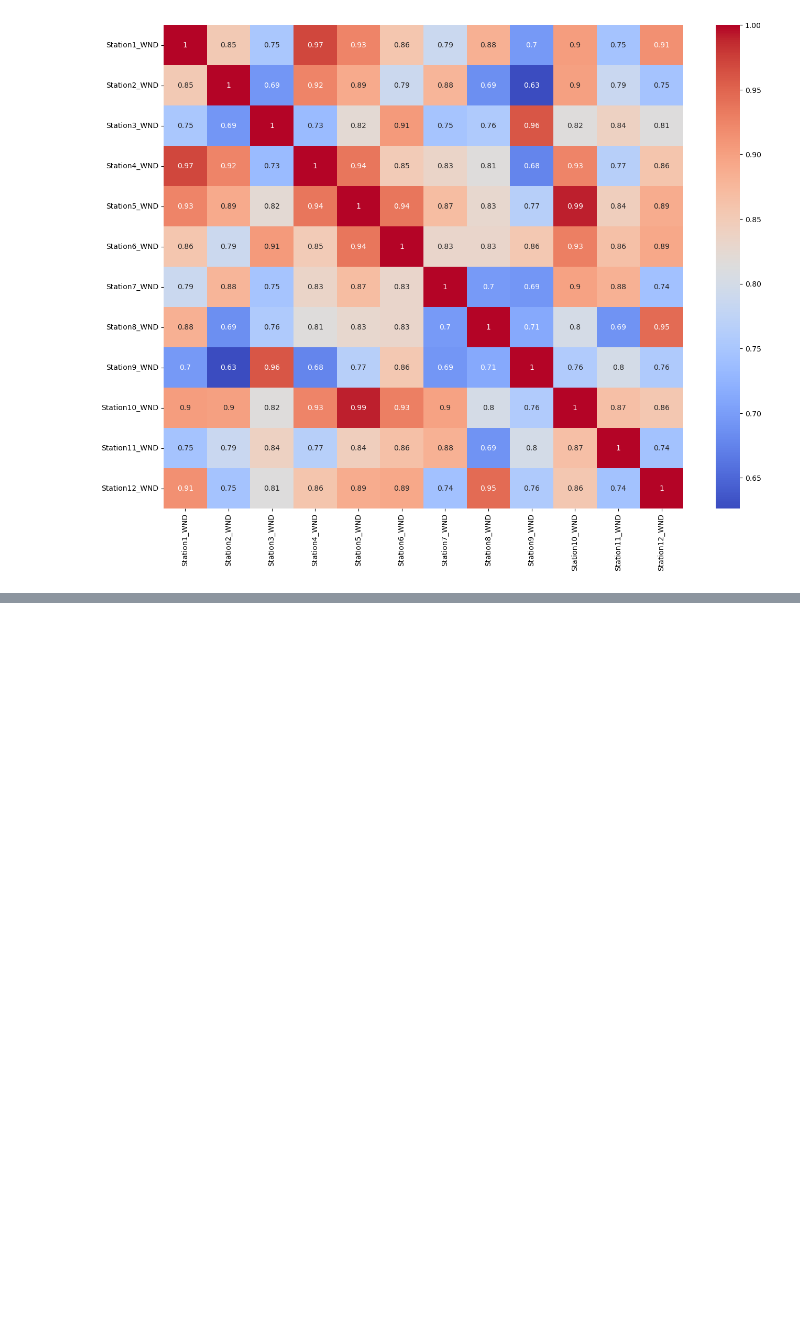
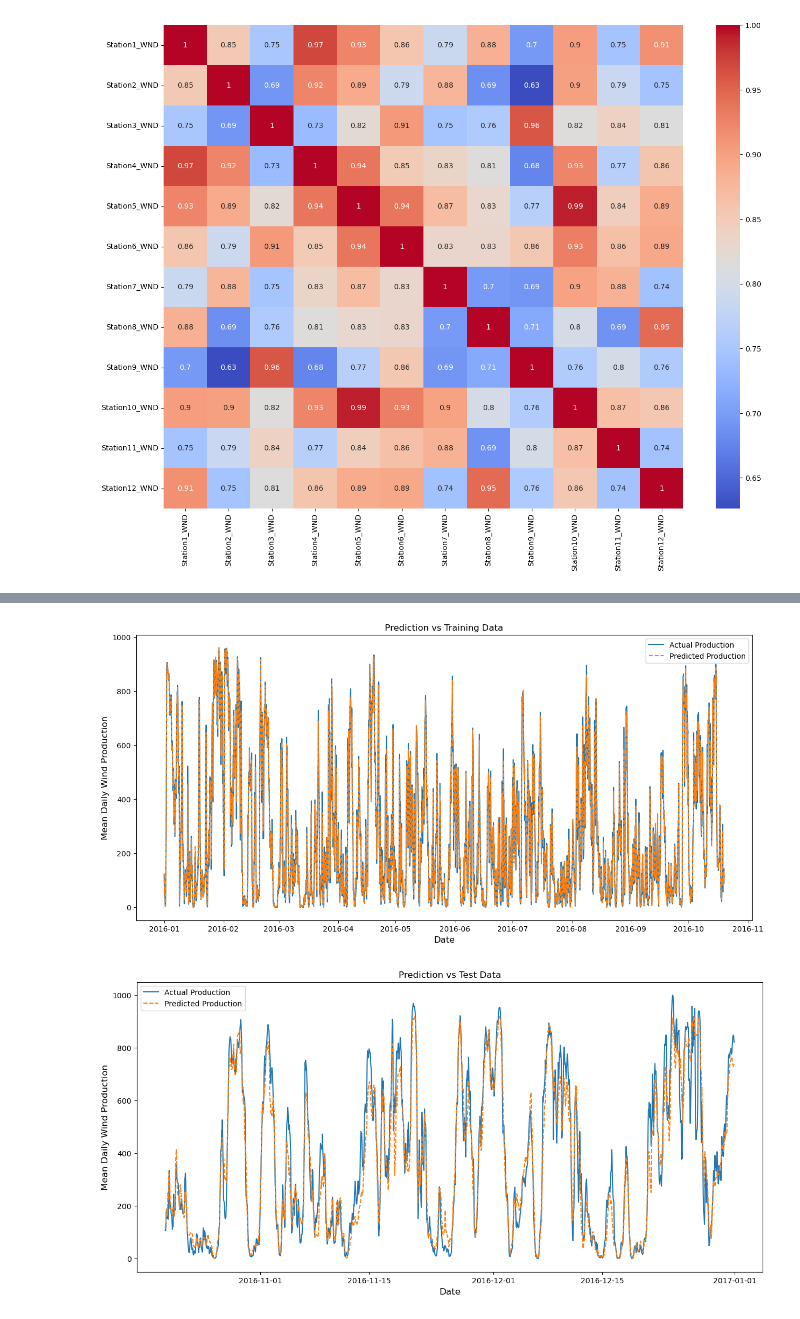
Before and after one commit to cayopolo/wind_forecast_model, a Jupyter notebook: wind_forecast_notebook.ipynb, the cells around one changed output, grey strips where cells are left out. Drawn from its saved outputs; the diff is of its cells as text; code cells hidden in the pictures; blank space fills up the shorter version.

Commit message:
Initial Random Forest Regression Model

```diff
--- a/wind_forecast_notebook.ipynb
+++ b/wind_forecast_notebook.ipynb
@@ -140,0 +159,19 @@ plt.show()
+# %%
+predict_train = model.predict(xtrain)
+predict_test = model.predict(xtest)
+
+mae = mean_absolute_error(ytrain, predict_train)
+rmse = mean_squared_error(ytrain, predict_train, squared=False)
+r2 = r2_score(ytrain, predict_train)
+print("---Train Data---")
+print("Mean Absolute Error:", mae)
+print("Root Mean Squared Error:", rmse)
+print("R-squared:", r2)
+
+mae = mean_absolute_error(ytest, predict_test)
+rmse = mean_squared_error(ytest, predict_test, squared=False)
+r2 = r2_score(ytest, predict_test)
+print("---Test Data---")
+print("Mean Absolute Error:", mae)
+print("Root Mean Squared Error:", rmse)
+print("R-squared:", r2)
@@ -140,0 +187,22 @@ plt.show()
+# %%
+# Plot comparison between the predictions in training and testing
+plt.figure(figsize=(15,7))
+plt.title('Prediction vs Training Data')
+plt.plot(ytrain,label='Actual Production')
+plt.plot(ytrain.index, predict_train, label= 'Predicted Production', linestyle = 'dashed')
+plt.ylabel('Mean Daily Wind Production', fontsize = 12)
+plt.xlabel('Date', fontsize = 12)
+plt.legend()
+plt.show()
+
+plt.figure(figsize=(15,7))
+plt.title('Prediction vs Test Data')
+plt.plot(ytest,label='Actual Production')
+plt.plot(ytest.index, predict_test, label= 'Predicted Production', linestyle = 'dashed')
+plt.ylabel('Mean Daily Wind Production', fontsize = 12)
+plt.xlabel('Date', fontsize = 12)
+plt.legend()
+plt.show()
+# %% [output]
+[figure, added]
+[figure, added]
```
Also changed, not shown: parts of 5 cells of this notebook.
